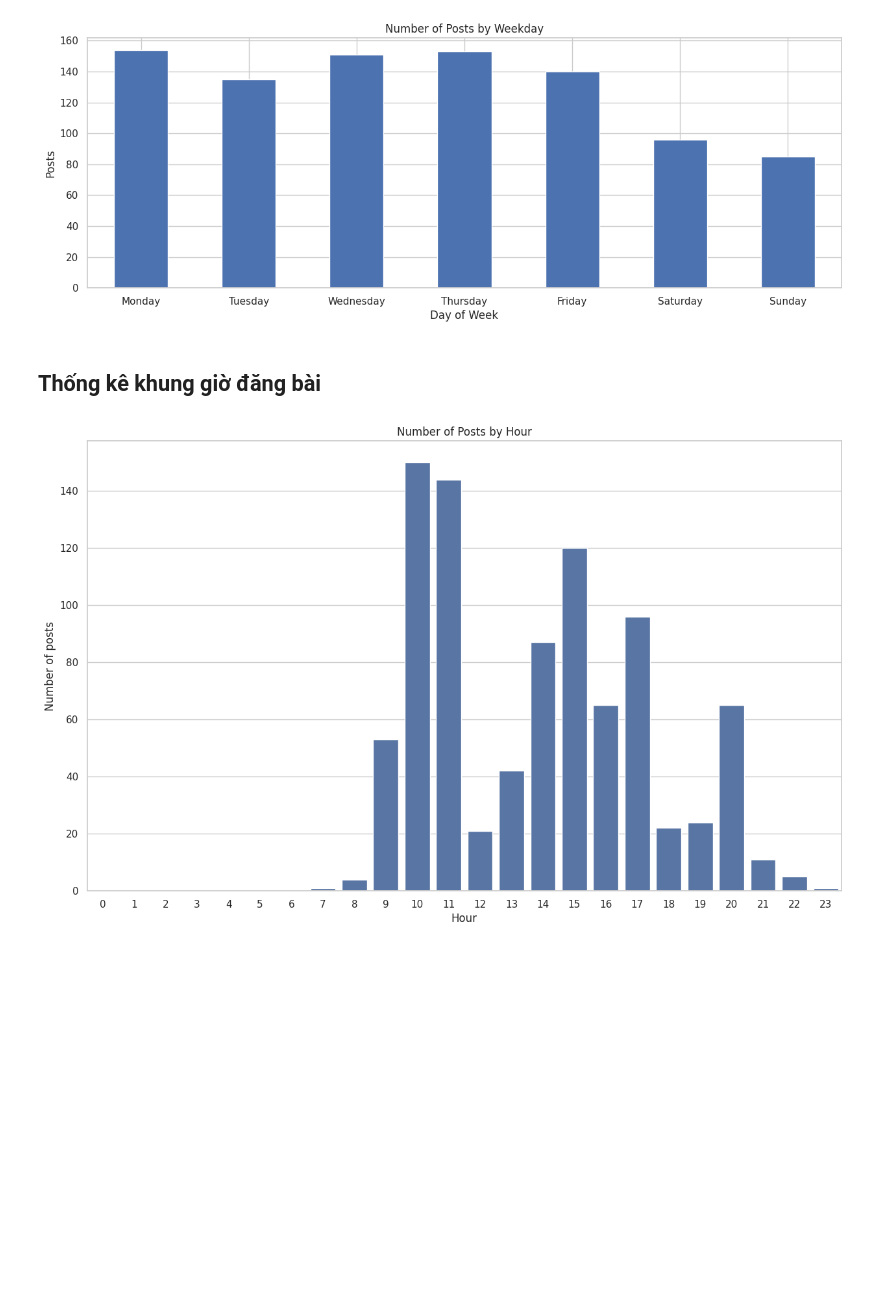
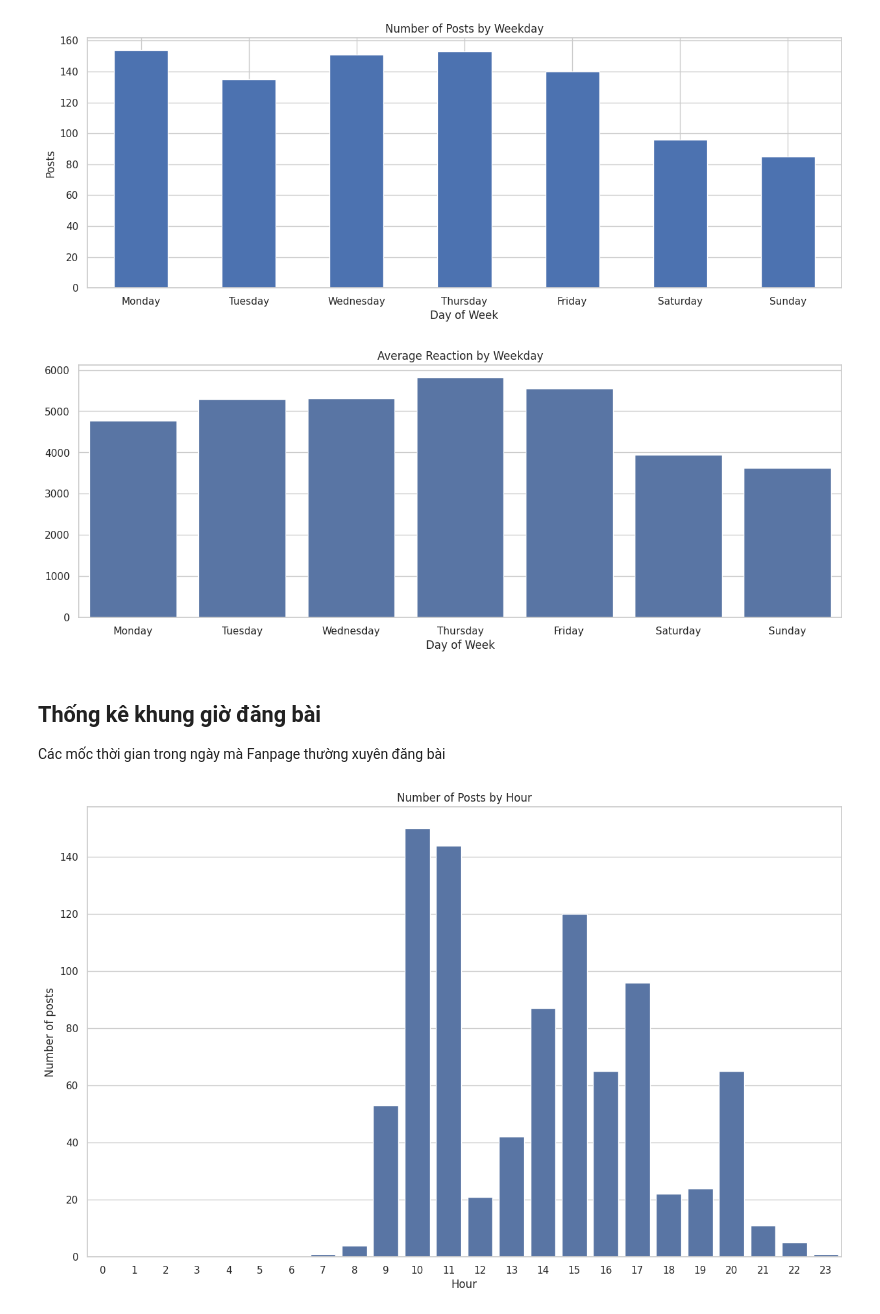
Before and after one commit to quangster/analyze-facebook-page, a Jupyter notebook: analyze_data.ipynb, the cells around one changed output. Cells and saved outputs as stored; diff of their text form; code cells hidden in the pictures; blank space fills up the shorter version.

```diff
--- a/analyze_data.ipynb
+++ b/analyze_data.ipynb
@@ -113,9 +113,8 @@ sns.displot(data=df, x='total_react', kde=True);
 # %%
+weekdays = {0: 'Monday', 1: 'Tuesday', 2: 'Wednesday', 3: 'Thursday', 4: 'Friday', 5: 'Saturday', 6: 'Sunday'}
 df['time'] = pd.to_datetime(df['time'])
 df['weekday'] = df['time'].dt.weekday
-posts_per_day_of_week = df['weekday'].value_counts().sort_index().rename(
-    index={0: 'Monday', 1: 'Tuesday', 2: 'Wednesday', 3: 'Thursday', 4: 'Friday', 5: 'Saturday', 6: 'Sunday'}
-)
+posts_per_day_of_week = df['weekday'].value_counts().sort_index().rename(index=weekdays)
 posts_per_day_of_week
 # %% [output]
 weekday
@@ -134,6 +133,17 @@ plt.xticks(rotation=0)
 plt.ylabel('Posts');
 # %% [output]
 [figure]
+# %%
+avg_reaction_per_day_of_week = df.groupby('weekday')['total_react'].mean().sort_index()
+avg_reaction_per_day_of_week.rename(index=weekdays, inplace=True)
+plt.figure(figsize=(15, 5))
+sns.barplot(x=avg_reaction_per_day_of_week.index, y=avg_reaction_per_day_of_week.values)
+plt.title('Average Reaction by Weekday')
+plt.xlabel('Day of Week')
+plt.show()
+# %% [output]
+[figure, added]
 # %% [markdown]
 ## Thống kê khung giờ đăng bài
+Các mốc thời gian trong ngày mà Fanpage thường xuyên đăng bài
 # %%
```
Also changed, not shown: parts of 11 cells of this notebook, 10 other files.
